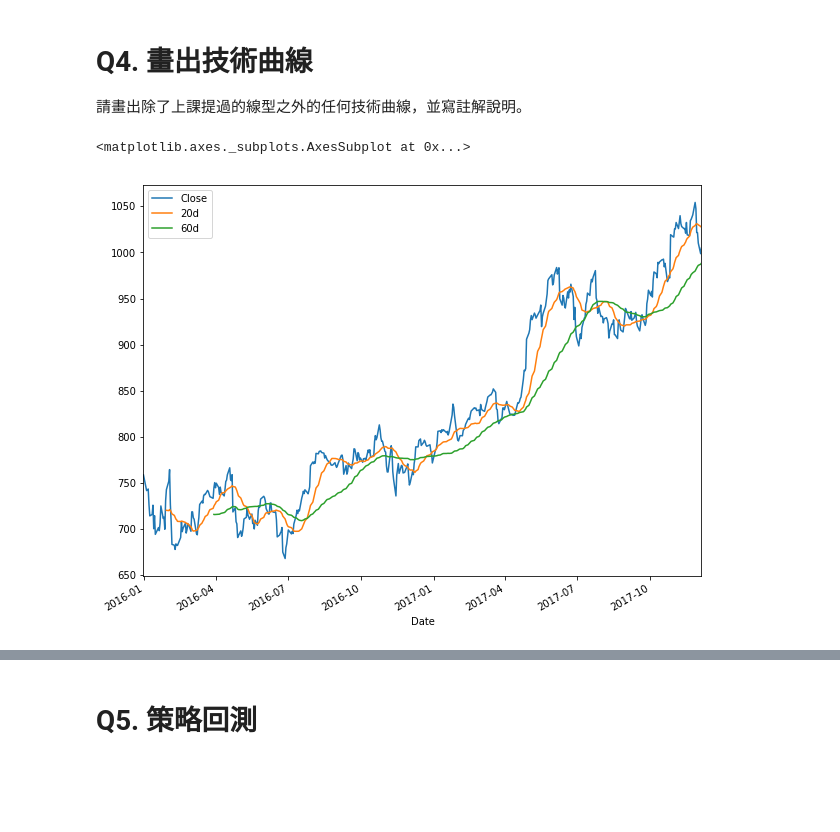
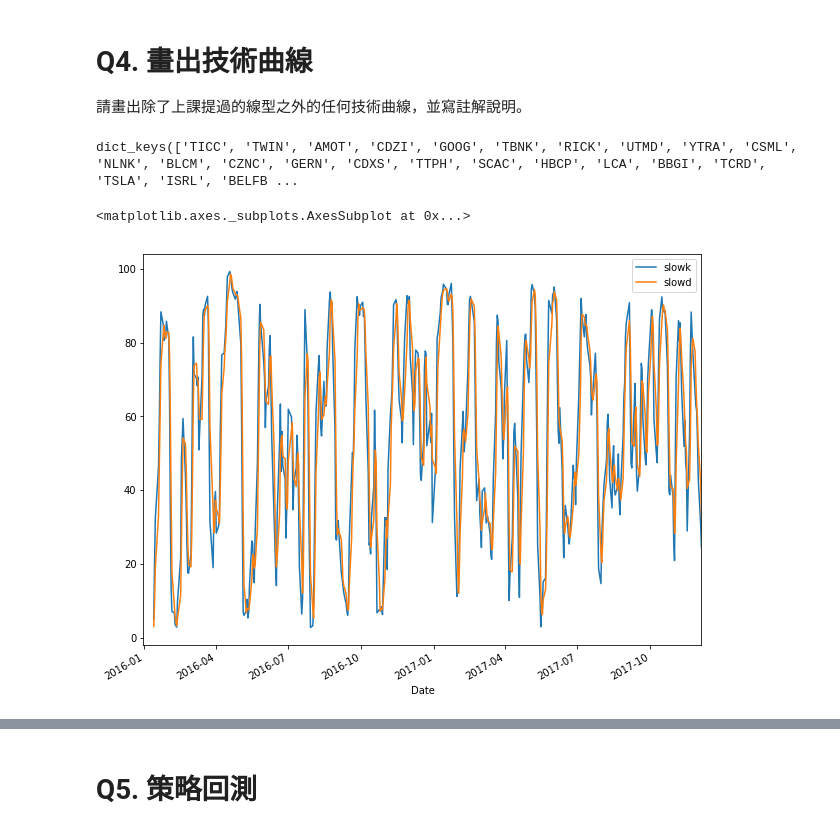
Before and after one commit to jyunlin/2017FM617, a Jupyter notebook: midterm/Midterm.ipynb, the cells around one changed output, grey strips where cells are left out. Saved outputs shown, nothing was run; the diff lists cells and outputs as text; code cells hidden in the pictures; blank space fills up the shorter version.

```diff
--- a/midterm/Midterm.ipynb
+++ b/midterm/Midterm.ipynb
@@ -117,14 +133,18 @@ set_01|set_02
 # Q4. 畫出技術曲線
 
 請畫出除了上課提過的線型之外的任何技術曲線，並寫註解說明。
+# %%
+data.keys()
+# %% [output]
+dict_keys(['TICC', 'TWIN', 'AMOT', 'CDZI', 'GOOG', 'TBNK', 'RICK', 'UTMD', 'YTRA', 'CSML', 'NLNK', 'BLCM', 'CZNC', 'GERN', 'CDXS', 'TTPH', 'SCAC', 'HBCP', 'LCA', 'BBGI', 'TCRD', 'TSLA', 'ISRL', 'BELFB ...
 # %%
-df = data['GOOG']
+df = data['TWIN']
-# %%
-# 計算均線
-df['20d'] = pd.Series.rolling(df['Close'], window=20).mean()
-df['60d'] = pd.Series.rolling(df['Close'], window=60).mean()
-# %%
-df[['Close', '20d', '60d']].plot(legend='best', figsize=(10,8))
-# %% [output]
-<matplotlib.axes._subplots.AxesSubplot at 0x...>
-[figure, removed]
+# %%
+#因為talib.abstract.STOCH(df)這個函式(high,low,close)為特定格式
+df.columns = ['open', 'high', 'low','close','adj close','volume']
+# %%
+#計算出KD值 https://koreal6803.github.io/Python-%E7%B0%A1%E5%96%AE158%E7%A8%AE%E6%8A%80%E8%A1%93%E6%8C%87%E6%A8%99%E8%A8%88%E7%AE%97/
+talib.abstract.STOCH(df).plot(legend='best', figsize=(10,8))
+# %% [output]
+<matplotlib.axes._subplots.AxesSubplot at 0x...>
+[figure, added]
```
Also changed, not shown: parts of 22 cells of this notebook, 1 other file.
